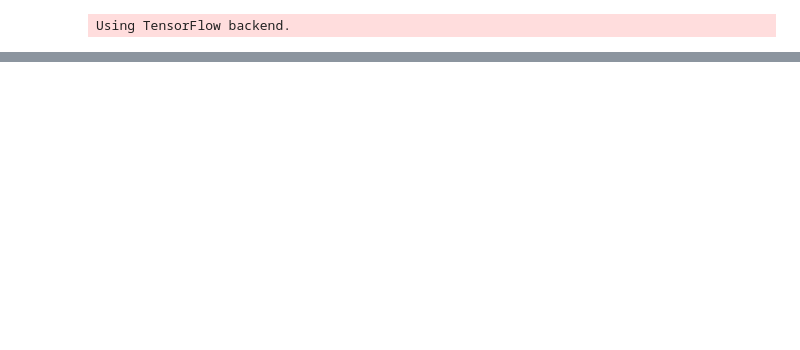
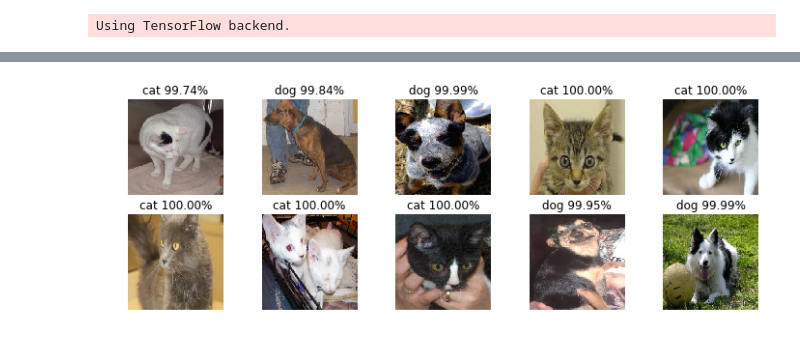
Before and after one commit to honghuanghui/MachineLearningProjects, a Jupyter notebook: cat_or_dog_identifier.ipynb, the cells around one changed output, grey strips where cells are left out. Drawn from its saved outputs; the diff is of its cells as text; code cells hidden in the pictures; blank space fills up the shorter version.

```diff
--- a/cat_or_dog_identifier.ipynb
+++ b/cat_or_dog_identifier.ipynb
@@ -192,19 +251,9 @@ def generate_kaggle_file(pred_array,file_name):
     df["label"] = pred_array
     print(file_name)
     df.to_csv('submission_{}.csv'.format(file_name), index=None)
-# %%
-from tqdm import *
-
-image_matrix = np.zeros((test_num,target_image_size[0], target_image_size[0], 3), dtype=np.float32)
-test_num = 12500
-
-for i in tqdm(range(test_num)):
-    image_matrix[i] = get_image(i+1)
 # %%
 opt_list = ["adadelta","adam","sgd"]
-for opt in opt_list:
-    weights_name = 'resnet_best_binary_crossentropy_{}.h5'.format(opt)
-    model.load_weights(weights_name)
-    pred = model.predict(image_matrix, verbose=1)
-    pred = pred.clip(min=0.005, max=0.995)
-    generate_kaggle_file(pred,opt)
+for i, model in enumerate(model_list):
+    y_pred = model.predict(X_test, verbose=1)
+    y_pred = y_pred.clip(min=0.005, max=0.995)
+    generate_kaggle_file(y_pred,opt_list[i])
@@ -224,19 +267,31 @@ for train_history in train_history_list:
 # %%
-'''
+import random
+import cv2
+
+
+prediction = model_list[0].predict(X_test, verbose=1)
+
+img_list = []
+
+for i in list(range(12500)):
+    img_list.append(test_img_generator.next())
+
 plt.figure(figsize=(12, 4))
+
 for i in range(10):
-    x = get_image(random.randint(1, test_num))
-    prediction = model.predict(np.expand_dims(x, axis=0))
-    prediction = prediction[0]
+    x = random.randint(1, 12500)
+    pred = prediction[x]
+
+    img = img_list[x]/255.0
 
     plt.subplot(2, 5, i+1)
 
-    if prediction < 0.5:
+    if pred < 0.5:
 
-        plt.title("cat {:.2f}%".format(100 - float(prediction)*100))
+        plt.title("cat {:.2f}%".format(100 - float(pred)*100))
     else:
-        plt.title("dog {:.2f}%".format(float(prediction)*100))
+        plt.title("dog {:.2f}%".format(float(pred)*100))
 
     plt.axis('off')
-    plt.imshow(x[:,:,::-1])
-'''
+    plt.imshow(img[0,:,:,:], interpolation="nearest")
+# %% [output]
@@ -242,0 +299 @@ for i in range(10):
+[figure, added]
```
Also changed, not shown: parts of 13 cells of this notebook, 4 other files.
